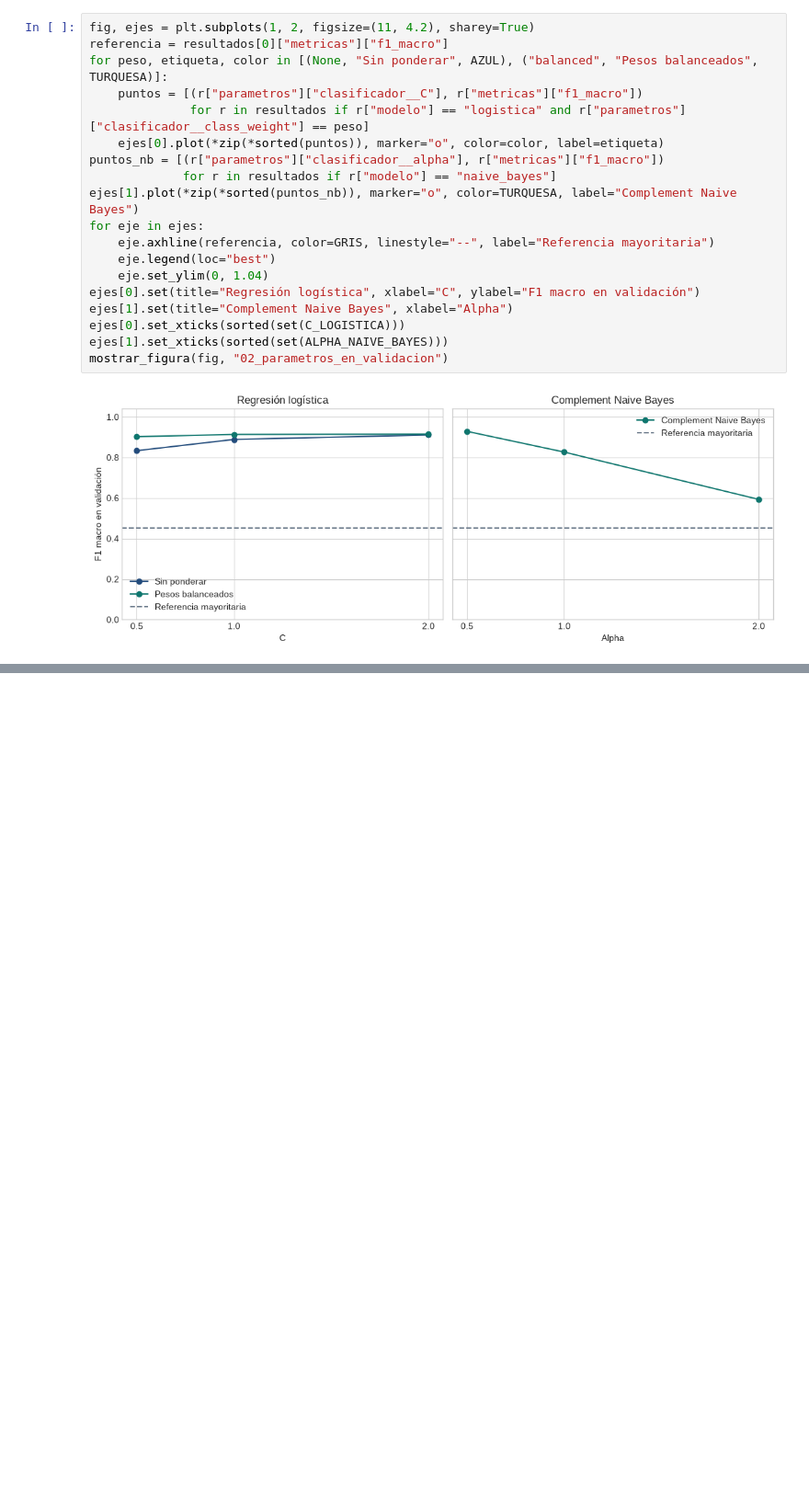
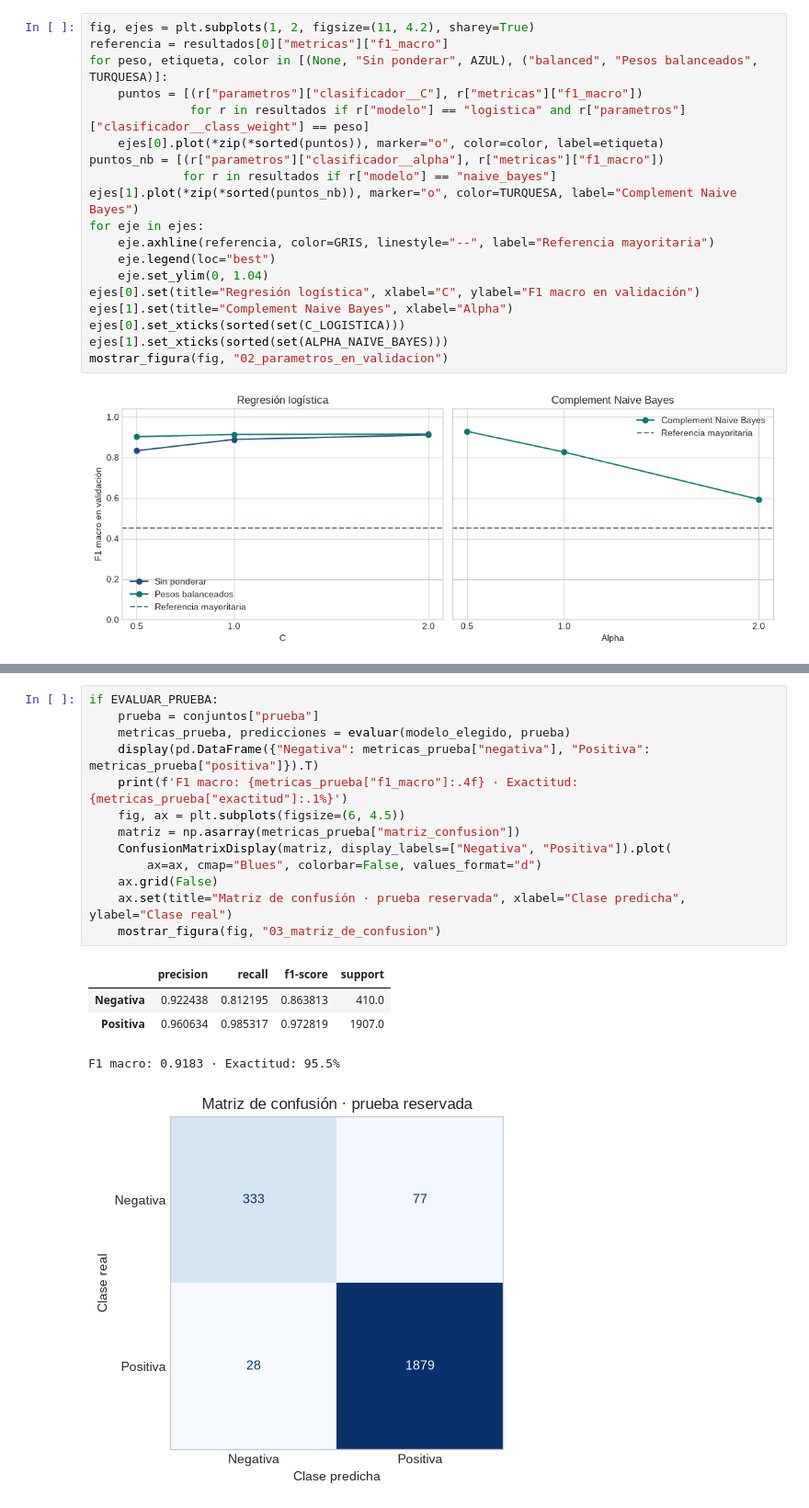
Before and after one commit to bvelastegui/hotel-reviews-ml, a Jupyter notebook: modelo_resenas.ipynb, the cells around one changed output, grey strips where cells are left out. Shown at 92% size. Saved outputs shown, nothing was run; the diff lists cells and outputs as text; blank space fills up the shorter version.

Commit message:
feat(modelo): medir desempeño en prueba y por pliegue

```diff
--- a/modelo_resenas.ipynb
+++ b/modelo_resenas.ipynb
@@ -418,0 +423,19 @@ mostrar_figura(fig, "02_parametros_en_validacion")
+# %%
+if EVALUAR_PRUEBA:
+    prueba = conjuntos["prueba"]
+    metricas_prueba, predicciones = evaluar(modelo_elegido, prueba)
+    display(pd.DataFrame({"Negativa": metricas_prueba["negativa"], "Positiva": metricas_prueba["positiva"]}).T)
+    print(f'F1 macro: {metricas_prueba["f1_macro"]:.4f} · Exactitud: {metricas_prueba["exactitud"]:.1%}')
+    fig, ax = plt.subplots(figsize=(6, 4.5))
+    matriz = np.asarray(metricas_prueba["matriz_confusion"])
+    ConfusionMatrixDisplay(matriz, display_labels=["Negativa", "Positiva"]).plot(
+        ax=ax, cmap="Blues", colorbar=False, values_format="d")
+    ax.grid(False)
+    ax.set(title="Matriz de confusión · prueba reservada", xlabel="Clase predicha", ylabel="Clase real")
+    mostrar_figura(fig, "03_matriz_de_confusion")
+# %% [output]
+|  | precision | recall | f1-score | support |
+| Negativa | 0.922438 | 0.812195 | 0.863813 | 410.0 |
+| Positiva | 0.960634 | 0.985317 | 0.972819 | 1907.0 |
+F1 macro: 0.9183 · Exactitud: 95.5%
+[figure, added]
```
Also changed, not shown: parts of 3 cells of this notebook.
